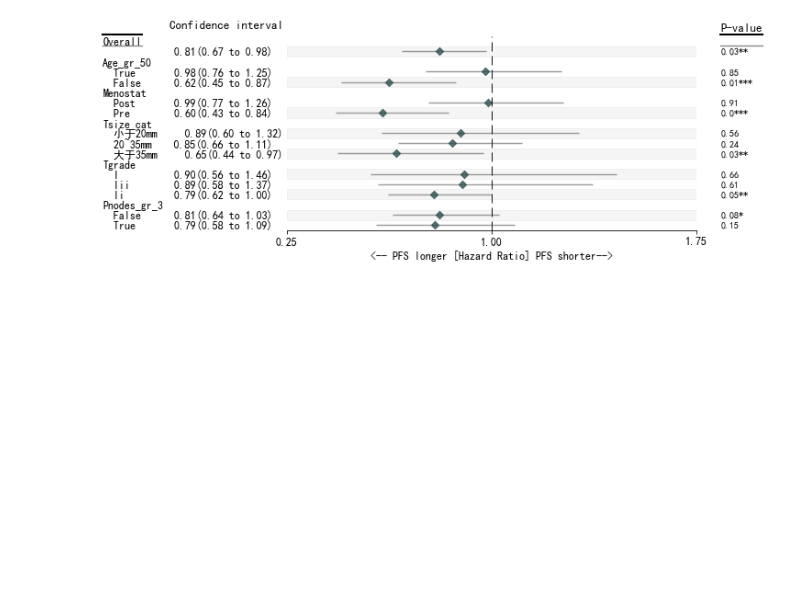
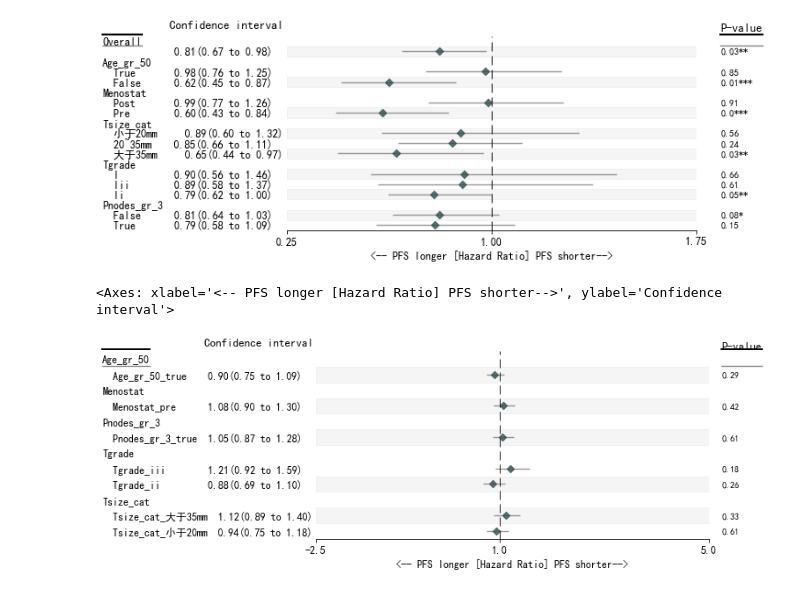
Before and after one commit to highwindmx/clinical-trial-analysis, a Jupyter notebook: Demo.ipynb, the cells around one changed output. Drawn from its saved outputs; the diff is of its cells as text; code cells hidden in the pictures; blank space fills up the shorter version.

```diff
--- a/Demo.ipynb
+++ b/Demo.ipynb
@@ -157,3 +157,55 @@ fp.forestplot(c.reset_index(),
 # %% [output]
 <Axes: xlabel='<-- PFS longer [Hazard Ratio] PFS shorter-->', ylabel='Confidence interval'>
 [figure]
+# %%
+# 如果未知分组（如尚未揭盲），则直接对分组内不同类进行比较（即将其中一类设为hazards ratio==1, 然后看其他类是比它大还是小）
+mpl.rcParams['font.monospace'] = ['SimHei']
+
+def calculate_hazards_ratio_as(data, variant_list, survival_length_key, event_key):
+    l = []
+    for var in variant_list:
+        datavd = pd.get_dummies(data[var].fillna(method='bfill'),prefix=var, drop_first=True)
+        dataj = data[[survival_length_key,event_key]].join(datavd)
+        cph = CoxPHFitter(penalizer=0.1)
+        rdf = cph.fit(dataj, duration_col=survival_length_key, event_col=event_key).summary  #, show_progress=True
+        rdf["group"]=var
+        rdf["range"] = rdf[["exp(coef) lower 95%","exp(coef) upper 95%"]].values.tolist()
+        l.append(rdf)
+    return pd.concat(l)
+
+vars = ["Age_gr_50", "menostat","tsize_cat","tgrade","pnodes_gr_3"]
+sv_len_k = "time"
+ev_k = "Event"
+
+c = calculate_hazards_ratio_as(df, vars, sv_len_k, ev_k)
+
+fp.forestplot(c.reset_index(),
+              estimate="exp(coef)",  # col containing estimated effect size
+              ll="exp(coef) lower 95%",
+              hl="exp(coef) upper 95%",  # columns containing conf. int. lower and higher limits
+              varlabel="covariate",  # column containing variable label
+              capitalize="capitalize",
+              groupvar="group",
+              ylabel="Confidence interval",  # y-label title
+              xlabel="<-- PFS longer [Hazard Ratio] PFS shorter-->",  # x-label title
+              xticks=[-2.5,1, 5],
+              xline=1,
+              pval="p",
+              color_alt_rows=True,
+              sort=True,
+              table=True,
+              **{"figsize":(8,4),
+                 "marker": "D",  # set maker symbol as diamond
+                 "markersize": 35,  # adjust marker size
+                 "xlinestyle": (0, (10, 5)),  # long dash for x-reference line
+                 "xlinecolor": ".1",  # gray color for x-reference line
+                 "xtick_size": 12,  # adjust x-ticker fontsize
+                }
+              )
+
+# ----------------多分组还可以看下面的示例----------------
+# https://nbviewer.org/github/LSYS/forestplot/blob/main/examples/readme-examples.ipynb
+# https://nbviewer.org/github/LSYS/forestplot/blob/mplot-dev/examples/test-multmodel-sleep.ipynb
+# %% [output]
+<Axes: xlabel='<-- PFS longer [Hazard Ratio] PFS shorter-->', ylabel='Confidence interval'>
+[figure, added]
```
Also changed, not shown: parts of 2 cells of this notebook.
